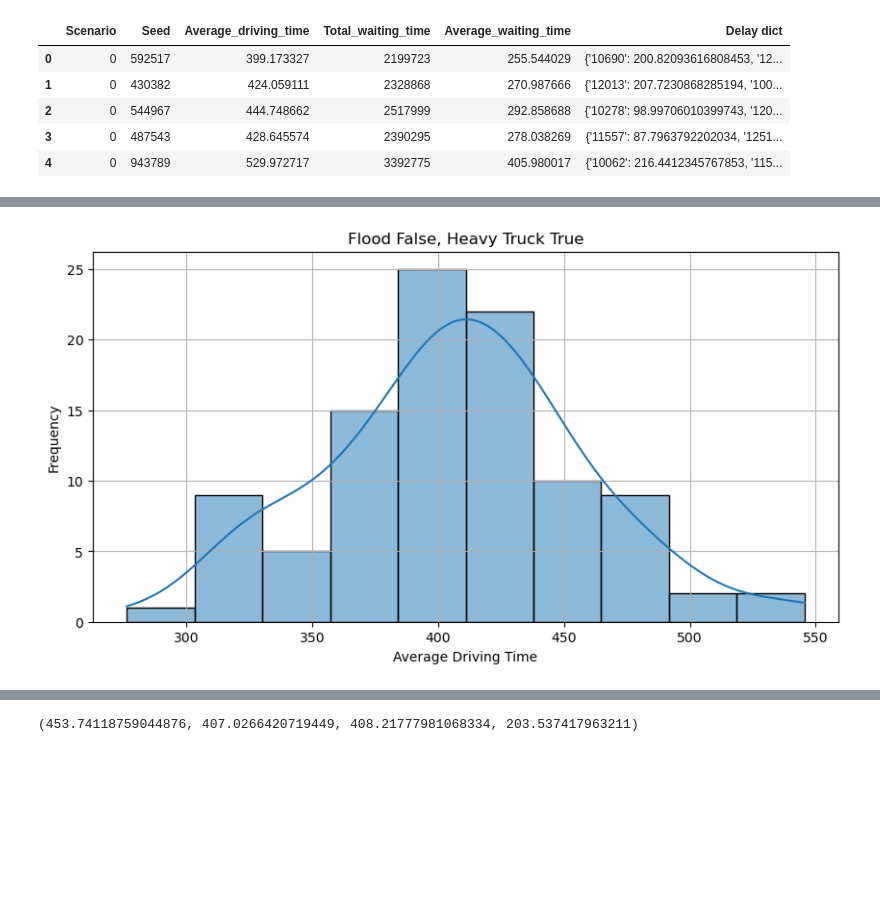
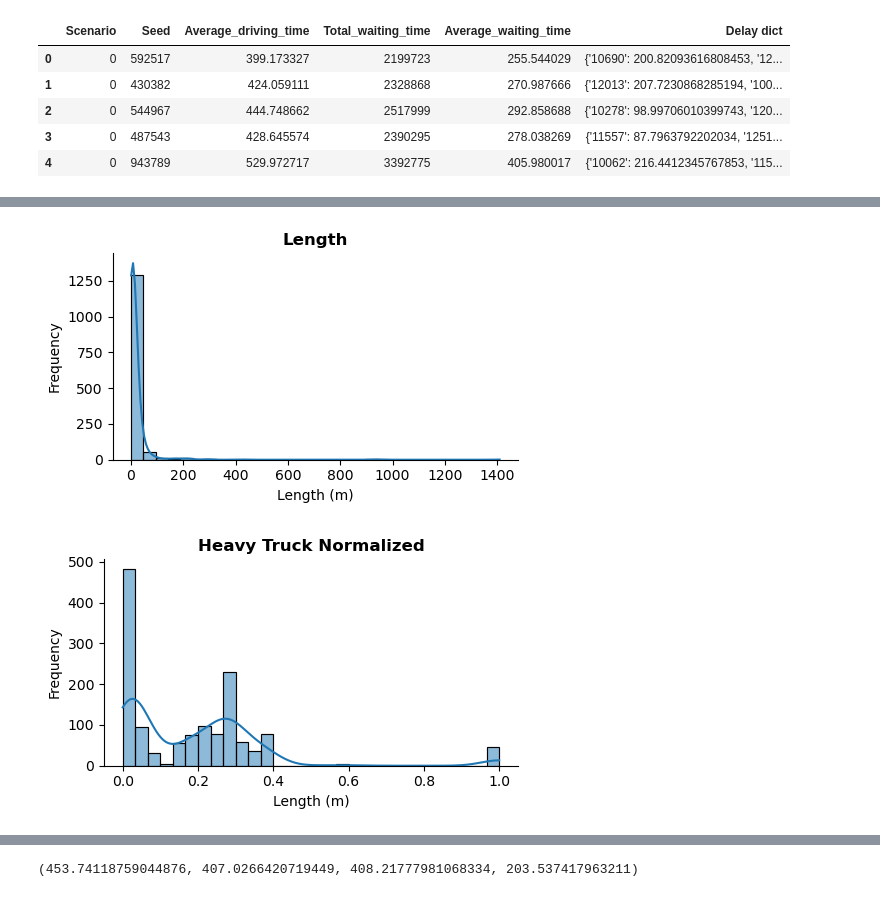
Before and after one commit to daniela1998/Advanced-Simulation-Assignments, a Jupyter notebook: Assignment 4/EPA1352-G16-A4-data scraping/notebook/Vulnerability analyses.ipynb, the cells around one changed output, grey strips where cells are left out. Drawn from its saved outputs; the diff is of its cells as text; code cells hidden in the pictures; blank space fills up the shorter version.

```diff
--- a/Assignment 4/EPA1352-G16-A4-data scraping/notebook/Vulnerability analyses.ipynb
+++ b/Assignment 4/EPA1352-G16-A4-data scraping/notebook/Vulnerability analyses.ipynb
@@ -37,4 +22,0 @@ histoplot(df_flood, 'Flood True, Heavy Truck False')
-# %%
-histoplot(df_ht, 'Flood False, Heavy Truck True')
-# %% [output]
-[figure, removed]
@@ -40,0 +72,8 @@ histoplot(df_ht, 'Flood False, Heavy Truck True')
+# %%
+histoplot_length(df[df['model_type']=='bridge'], 'Length')
+# %% [output]
+[figure, added]
+# %%
+histoplot_length(df[df['model_type']=='bridge'], 'Heavy Truck Normalized')
+# %% [output]
+[figure, added]
```
Also changed, not shown: parts of 14 cells of this notebook.
